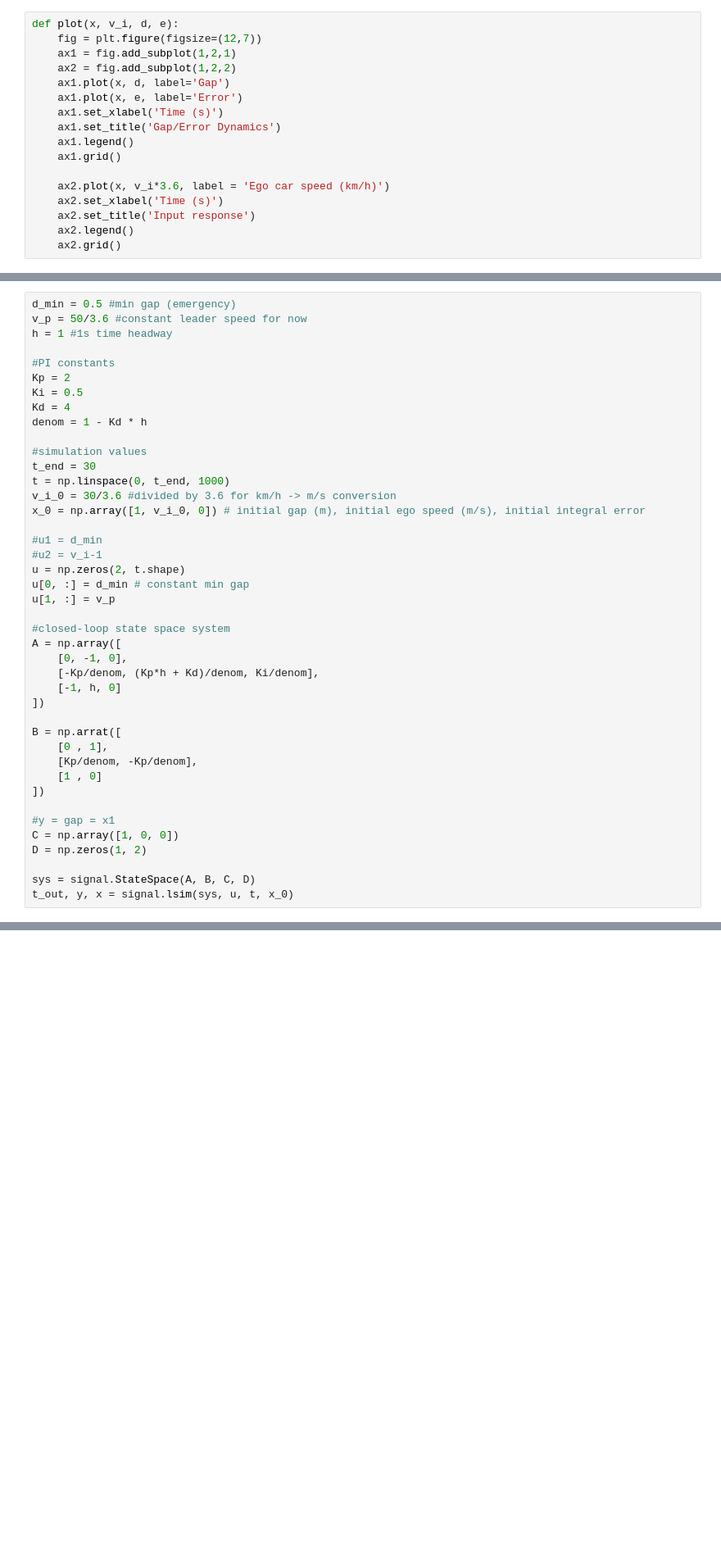
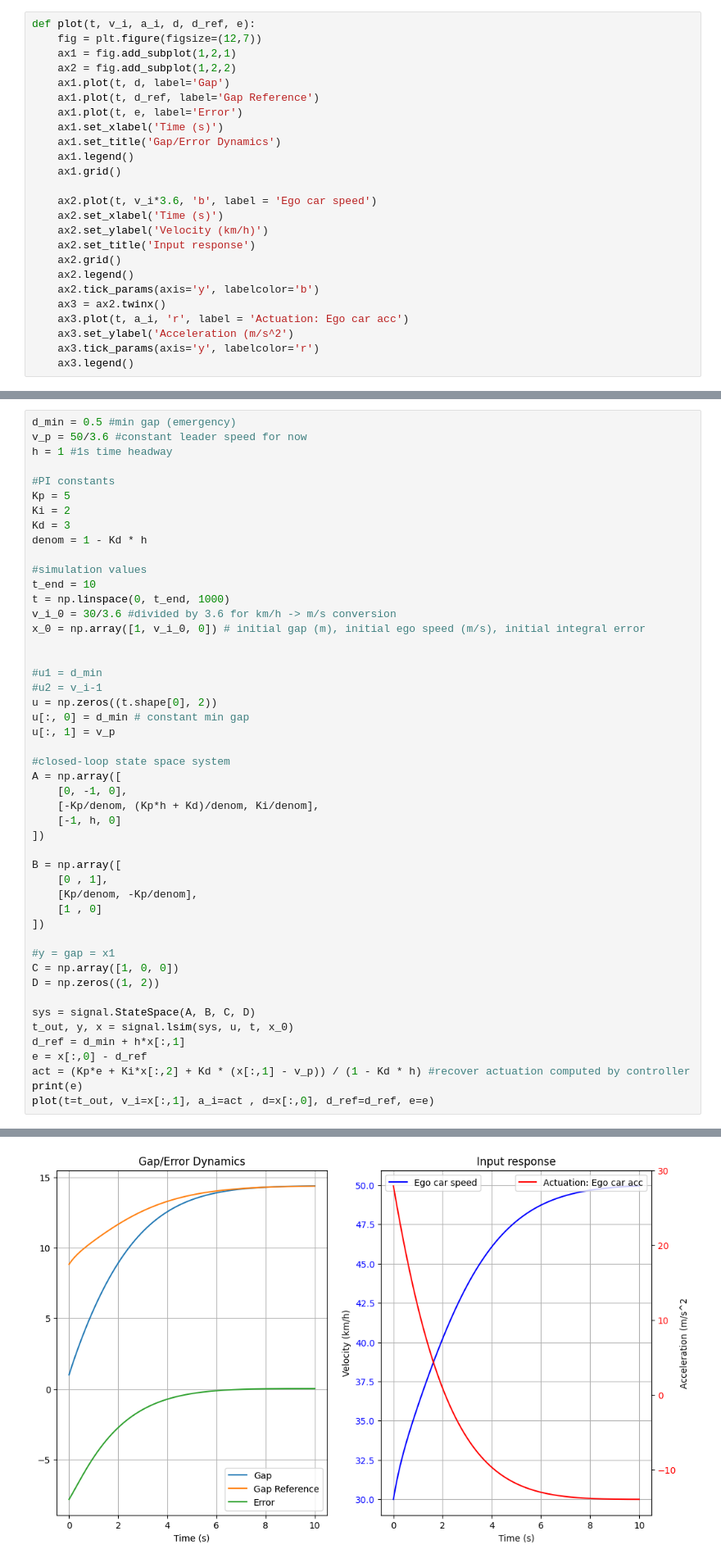
Before and after one commit to ZeArteaga/PINN-control-platooning, a Jupyter notebook: PID.ipynb, the cells around one changed output, grey strips where cells are left out. Shown at 82% size. Cells and saved outputs as stored; diff of their text form; blank space fills up the shorter version.

```diff
--- a/PID.ipynb
+++ b/PID.ipynb
@@ -5,22 +5,30 @@ from scipy import integrate, signal
 import numpy as np
 import matplotlib.pyplot as plt
 # %%
-def plot(x, v_i, d, e):
+def plot(t, v_i, a_i, d, d_ref, e):
     fig = plt.figure(figsize=(12,7))
     ax1 = fig.add_subplot(1,2,1)
     ax2 = fig.add_subplot(1,2,2)
-    ax1.plot(x, d, label='Gap')
-    ax1.plot(x, e, label='Error')
+    ax1.plot(t, d, label='Gap')
+    ax1.plot(t, d_ref, label='Gap Reference')
+    ax1.plot(t, e, label='Error')
     ax1.set_xlabel('Time (s)')
     ax1.set_title('Gap/Error Dynamics')
     ax1.legend()
     ax1.grid()
 
-    ax2.plot(x, v_i*3.6, label = 'Ego car speed (km/h)')
+    ax2.plot(t, v_i*3.6, 'b', label = 'Ego car speed')
     ax2.set_xlabel('Time (s)')
+    ax2.set_ylabel('Velocity (km/h)')
     ax2.set_title('Input response')
+    ax2.grid()
     ax2.legend()
-    ax2.grid()
+    ax2.tick_params(axis='y', labelcolor='b')
+    ax3 = ax2.twinx()
+    ax3.plot(t, a_i, 'r', label = 'Actuation: Ego car acc')
+    ax3.set_ylabel('Acceleration (m/s^2')
+    ax3.tick_params(axis='y', labelcolor='r')
+    ax3.legend()
 # %% [markdown]
 # Constant Spacing Policy
 # %% [markdown]
@@ -173,22 +181,23 @@ v_p = 50/3.6 #constant leader speed for now
 h = 1 #1s time headway
 
 #PI constants
-Kp = 2
-Ki = 0.5
-Kd = 4
+Kp = 5
+Ki = 2
+Kd = 3
 denom = 1 - Kd * h
 
 #simulation values
-t_end = 30
+t_end = 10
 t = np.linspace(0, t_end, 1000)
 v_i_0 = 30/3.6 #divided by 3.6 for km/h -> m/s conversion
 x_0 = np.array([1, v_i_0, 0]) # initial gap (m), initial ego speed (m/s), initial integral error
 
+
 #u1 = d_min
 #u2 = v_i-1
-u = np.zeros(2, t.shape)
-u[0, :] = d_min # constant min gap
-u[1, :] = v_p
+u = np.zeros((t.shape[0], 2))
+u[:, 0] = d_min # constant min gap
+u[:, 1] = v_p
 
 #closed-loop state space system
 A = np.array([
@@ -197,7 +206,7 @@ A = np.array([
     [-1, h, 0]
 ])
 
-B = np.arrat([
+B = np.array([
     [0 , 1],
     [Kp/denom, -Kp/denom],
     [1 , 0]
@@ -205,8 +214,13 @@ B = np.arrat([
 
 #y = gap = x1
 C = np.array([1, 0, 0])
-D = np.zeros(1, 2)
+D = np.zeros((1, 2))
 
 sys = signal.StateSpace(A, B, C, D)
 t_out, y, x = signal.lsim(sys, u, t, x_0)
+d_ref = d_min + h*x[:,1]
+e = x[:,0] - d_ref
+act = (Kp*e + Ki*x[:,2] + Kd * (x[:,1] - v_p)) / (1 - Kd * h) #recover actuation computed by controller
+print(e)
+plot(t=t_out, v_i=x[:,1], a_i=act , d=x[:,0], d_ref=d_ref, e=e)
 # %% [output]
@@ -213,0 +244 @@ NameError: name 'np' is not defined
+[figure, added]
```
Also changed, not shown: parts of 4 cells of this notebook.
